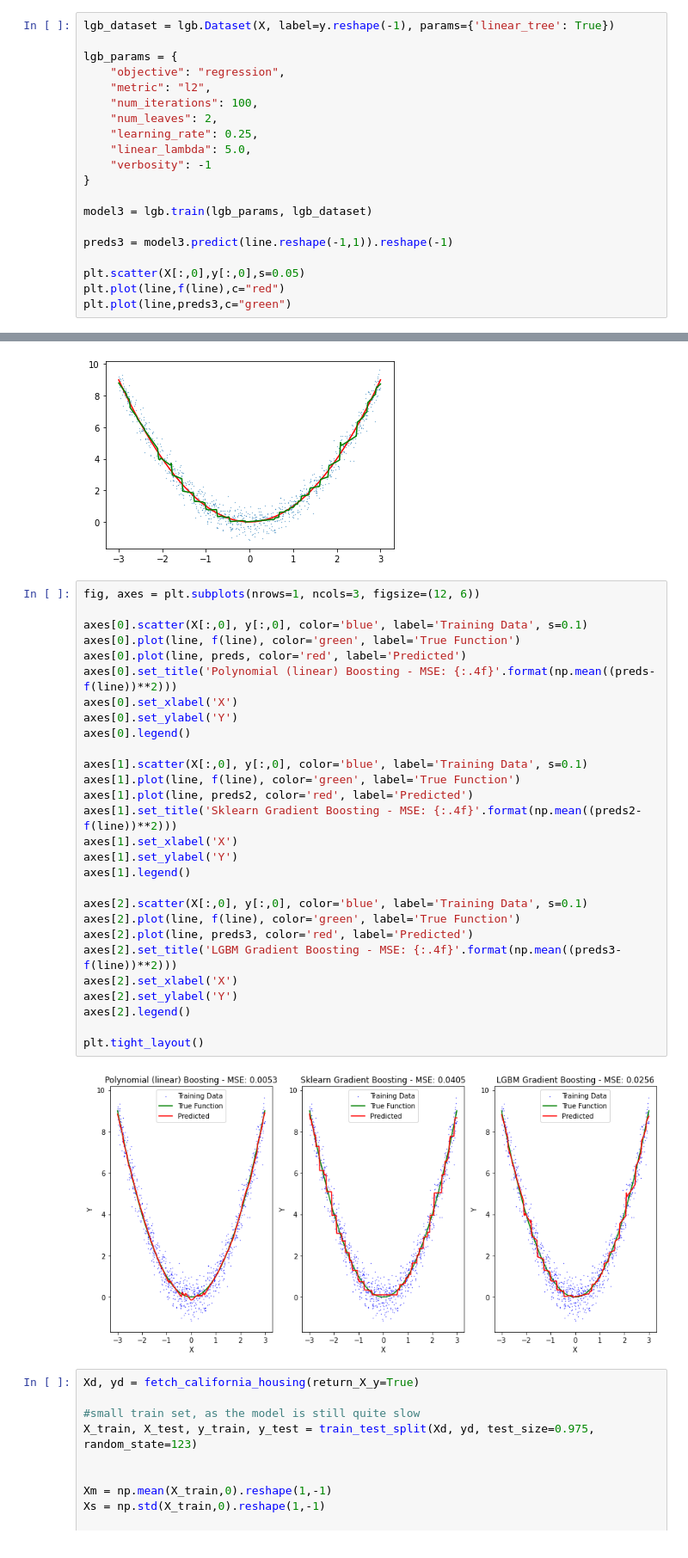
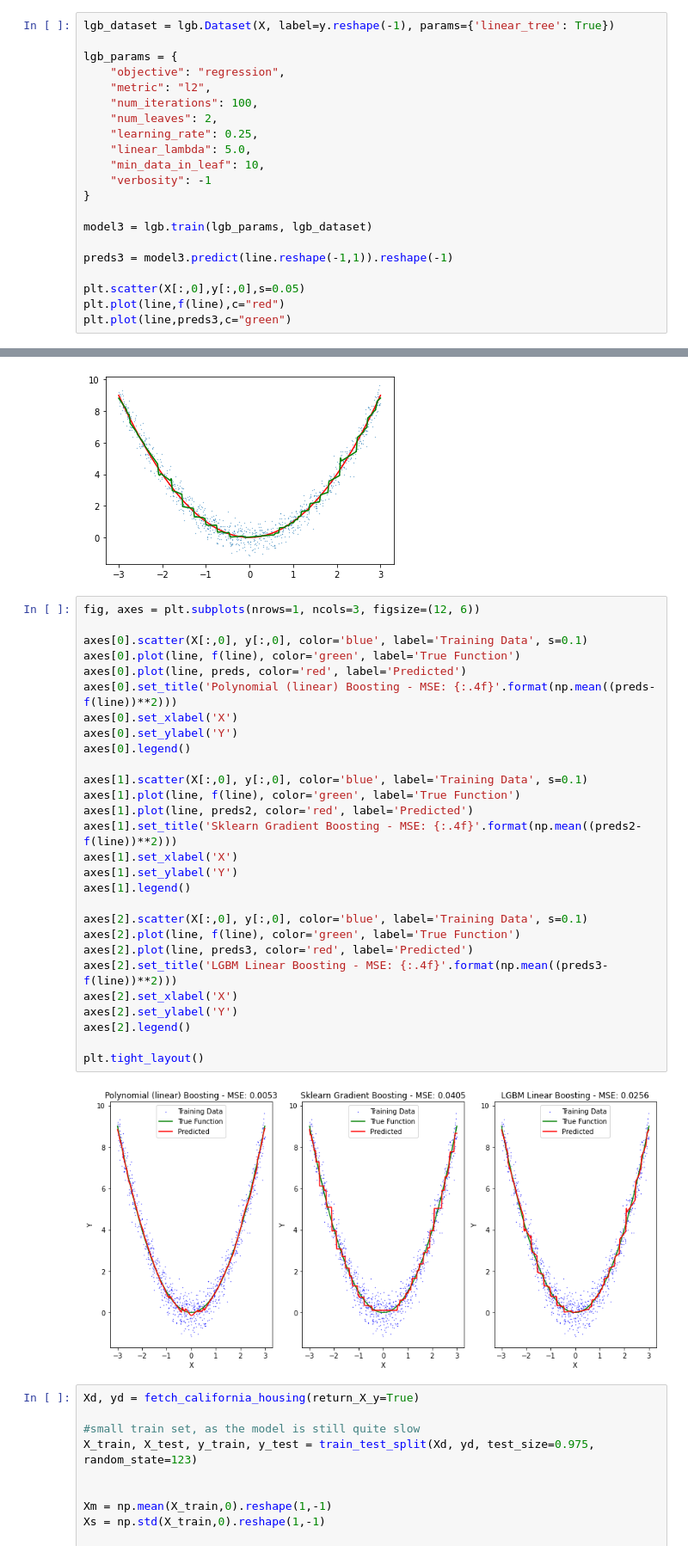
Before and after one commit to SaremS/polynomial_boosting, a Jupyter notebook: ExampleNotebook.ipynb, the cells around one changed output, grey strips where cells are left out. Shown: that part at 86% size. Cells and saved outputs as stored; diff of their text form.

```diff
--- a/ExampleNotebook.ipynb
+++ b/ExampleNotebook.ipynb
@@ -71,6 +71,7 @@ lgb_params = {
     "num_leaves": 2,
     "learning_rate": 0.25,
     "linear_lambda": 5.0,
+    "min_data_in_leaf": 10,
     "verbosity": -1
 }
 
@@ -87,33 +88,33 @@ plt.plot(line,preds3,c="green")
 # %%
 fig, axes = plt.subplots(nrows=1, ncols=3, figsize=(12, 6))
 
 axes[0].scatter(X[:,0], y[:,0], color='blue', label='Training Data', s=0.1)
 axes[0].plot(line, f(line), color='green', label='True Function')
 axes[0].plot(line, preds, color='red', label='Predicted')
 axes[0].set_title('Polynomial (linear) Boosting - MSE: {:.4f}'.format(np.mean((preds-f(line))**2)))
 axes[0].set_xlabel('X')
 axes[0].set_ylabel('Y')
 axes[0].legend()
 
 axes[1].scatter(X[:,0], y[:,0], color='blue', label='Training Data', s=0.1)
 axes[1].plot(line, f(line), color='green', label='True Function')
 axes[1].plot(line, preds2, color='red', label='Predicted')
 axes[1].set_title('Sklearn Gradient Boosting - MSE: {:.4f}'.format(np.mean((preds2-f(line))**2)))
 axes[1].set_xlabel('X')
 axes[1].set_ylabel('Y')
 axes[1].legend()
 
 axes[2].scatter(X[:,0], y[:,0], color='blue', label='Training Data', s=0.1)
 axes[2].plot(line, f(line), color='green', label='True Function')
 axes[2].plot(line, preds3, color='red', label='Predicted')
-axes[2].set_title('LGBM Gradient Boosting - MSE: {:.4f}'.format(np.mean((preds3-f(line))**2)))
+axes[2].set_title('LGBM Linear Boosting - MSE: {:.4f}'.format(np.mean((preds3-f(line))**2)))
 axes[2].set_xlabel('X')
 axes[2].set_ylabel('Y')
 axes[2].legend()
 
 plt.tight_layout()
 # %% [output]
-[figure, old version]
+[figure, new version]
 # %%
 Xd, yd = fetch_california_housing(return_X_y=True)
 
```
Also changed, not shown: parts of 4 cells of this notebook, 4 other files.
